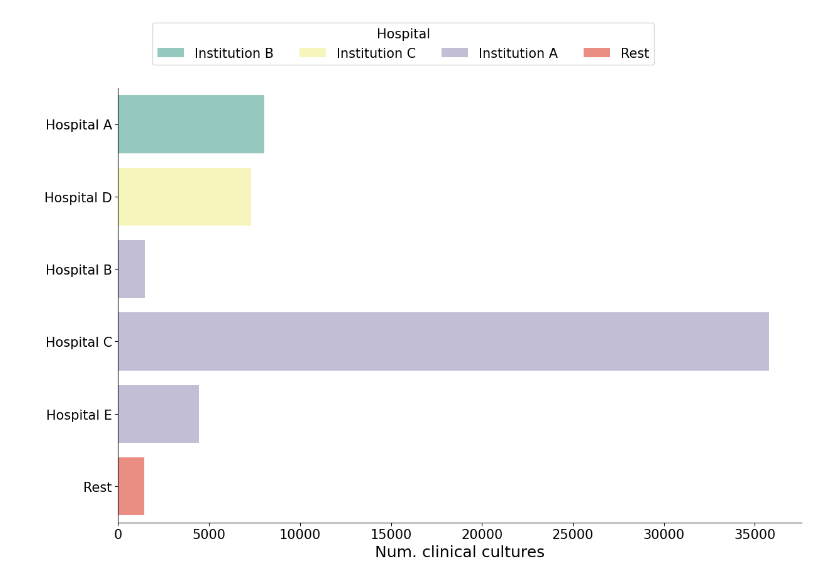
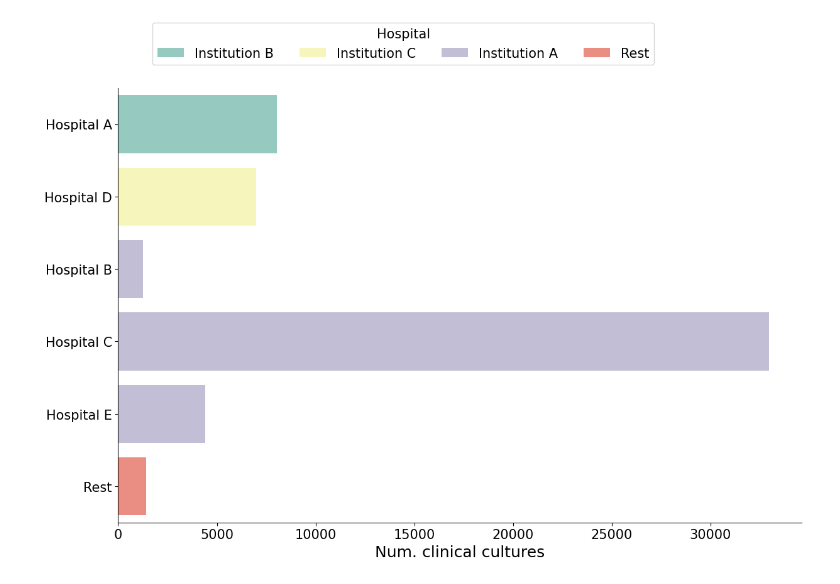
Before and after one commit to ChaosDonkey06/AMR_ABM2, a Jupyter notebook: manuscript/TestPerBuildingWard.ipynb, the cells around one changed output. Cells and saved outputs as stored; diff of their text form; code cells hidden in the pictures.

```diff
--- a/manuscript/TestPerBuildingWard.ipynb
+++ b/manuscript/TestPerBuildingWard.ipynb
@@ -88,12 +88,18 @@ def building2title2(building, building2title):
     else:
         return "Rest"
 
+
+wards_use_correct_df = pd.read_csv(os.path.join(results2_dir, "paper_figures", "wards_use_corrected.csv"))
+
+
 test_ward_df                              = movement_df.groupby(["date",  "building", "place", "ward_total"]).sum()[["test"]]
 test_per_place_ward_df                    = test_ward_df.reset_index().groupby(["place", "building", "ward_total"]).sum()[["test"]].reset_index()
 test_per_place_ward_df["building_id"]     = test_per_place_ward_df["building"].apply(lambda x: building2observation(x) )
 test_per_place_ward_df["building_coded"]  = test_per_place_ward_df["building_id"].apply(lambda x: "Hospital " + str(x) )
 test_per_place_ward_df["building_coded2"] = test_per_place_ward_df["building"].apply(lambda x: building2title2(x, building2title) )
 
+test_per_place_ward_df = test_per_place_ward_df[test_per_place_ward_df.ward_total.isin(list(wards_use_correct_df.ward))]
+
 test_per_building_df = test_per_place_ward_df.groupby(["place", "building_id", "building_coded", "building_coded2"]).sum()[["test"]].reset_index()
 test_per_building_df["place"] = ["Allen", "Chony", "Columbia", "Columbia", "Columbia", "Rest"]
 # %%
@@ -114,23 +120,26 @@ test_per_building_df["place_renamed"] = test_per_building_df["place"].map({"Colu
 # %%
 from utils_local import plot_utils
 import matplotlib.pyplot as plt
 import seaborn as sns
 
 fig, ax = plt.subplots(1, 1, figsize=(12.5, 9), sharey=True)
 
 sns.barplot(ax=ax, x="test", y="building_coded2", data=test_per_building_df, palette="Set3",  hue="place_renamed", dodge=False)
 
 ax.tick_params(which='both', axis='both')
 ax.set_xlabel("Num. clinical cultures")
 ax.set_ylabel(None)
 
 #ax.set_xscale("log")
 
 ax.legend(title="Hospital", bbox_to_anchor=(0.05, 1.15), loc=2, borderaxespad=0, ncol=4)
 sns.despine(ax=ax, top=True, right=True, left=False, bottom=False)
 plt.tight_layout()
 
 path_to_save_fig = os.path.join(results2_dir, "paper_figures", "si_figures")
 fig.savefig(os.path.join(path_to_save_fig, "cultuer_per_building_figS12.png"), dpi=300, transparent=True)
+
+path_to_save_fig = os.path.join(results2_dir, "paper_figures", "si_figures_corrected")
+fig.savefig(os.path.join(path_to_save_fig, "cultuer_per_building_figS12.png"), dpi=300, transparent=True)
 # %% [output]
-[figure, old version]
+[figure, new version]
```
Also changed, not shown: parts of 3 cells of this notebook, 20 other files.
